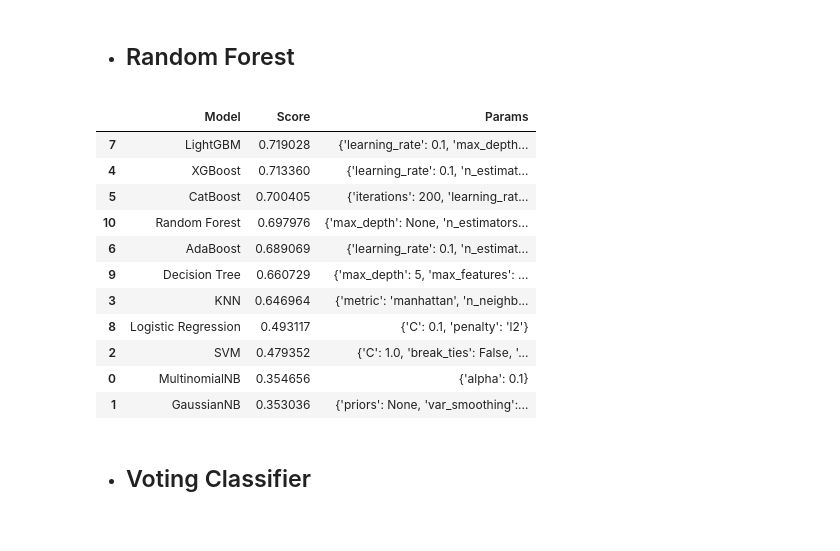
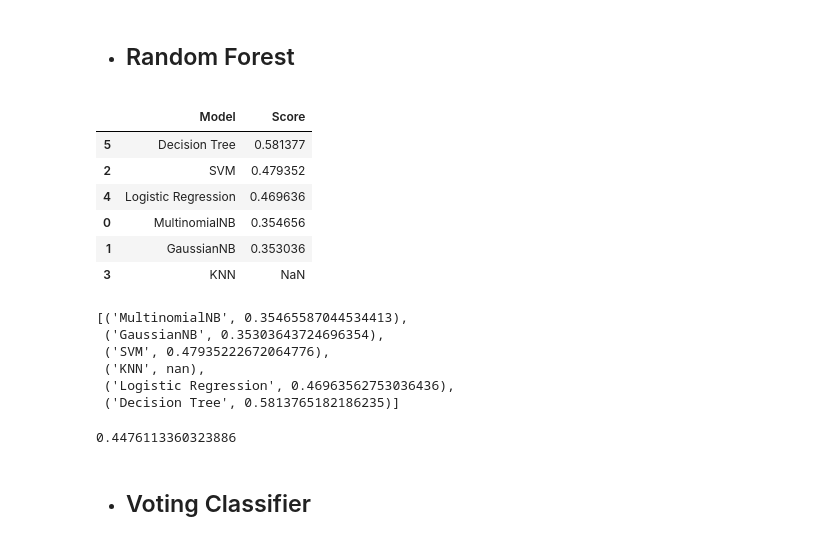
Before and after one commit to JayaWinata/Final-Project-PPM, a Jupyter notebook: Horses-Health/horses_health.ipynb, the cells around one changed output. Drawn from its saved outputs; the diff is of its cells as text; code cells hidden in the pictures.

Commit message:
changes on 'temp' branch

```diff
--- a/Horses-Health/horses_health.ipynb
+++ b/Horses-Health/horses_health.ipynb
@@ -450,14 +422,16 @@ submission.to_csv('Submission/LogisticRegression_submission.csv',index=False)
+# %%
+temp.append(('Logistic Regression', cross_val_score(LogisticRegression(),X_train,y_train,scoring='f1_micro', cv=skf).mean()))
 # %% [markdown]
 - ## Decision Tree
 # %%
-decision_tree = DecisionTreeClassifier()
-param_grid = {
-    'max_depth': [None, 5, 10, 20],
-    'min_samples_split': [2, 5, 10],
-    'min_samples_leaf': [1, 2, 4],
-    'max_features': ['sqrt', 'log2', None]
-}
-grid_search = GridSearchCV(decision_tree,param_grid=param_grid,cv=skf,scoring='f1_micro',error_score='raise')
-grid_search.fit(X_train,y_train)
-temp.append(('Decision Tree',grid_search.best_score_,grid_search.best_params_))
+# decision_tree = DecisionTreeClassifier()
+# param_grid = {
+#     'max_depth': [None, 5, 10, 20],
+#     'min_samples_split': [2, 5, 10],
+#     'min_samples_leaf': [1, 2, 4],
+#     'max_features': ['sqrt', 'log2', None]
+# }
+# grid_search = GridSearchCV(decision_tree,param_grid=param_grid,cv=skf,scoring='f1_micro',error_score='raise')
+# grid_search.fit(X_train,y_train)
+# temp.append(('Decision Tree',grid_search.best_score_,grid_search.best_params_))
 # %%
@@ -469,12 +443,14 @@ submission.to_csv('Submission/DecisionTree_submission.csv',index=False)
+# %%
+temp.append(('Decision Tree', cross_val_score(DecisionTreeClassifier(),X_train,y_train,scoring='f1_micro', cv=skf).mean()))
 # %% [markdown]
 - ## Random Forest
 # %%
-random_forest = RandomForestClassifier()
-param_grid = {
-    'n_estimators': [50, 100, 200],
-    'max_depth': [None, 5, 10, 20],
-}
-grid_search = GridSearchCV(random_forest,param_grid=param_grid,cv=skf,scoring='f1_micro',error_score='raise')
-grid_search.fit(X_train,y_train)
-temp.append(('Random Forest',grid_search.best_score_,grid_search.best_params_))
+# random_forest = RandomForestClassifier()
+# param_grid = {
+#     'n_estimators': [50, 100, 200],
+#     'max_depth': [None, 5, 10, 20],
+# }
+# grid_search = GridSearchCV(random_forest,param_grid=param_grid,cv=skf,scoring='f1_micro',error_score='raise')
+# grid_search.fit(X_train,y_train)
+# temp.append(('Random Forest',grid_search.best_score_,grid_search.best_params_))
 # %%
@@ -486,19 +462,27 @@ submission.to_csv('Submission/RandomForest_submission.csv',index=False)
 # %%
-temp_df = pd.DataFrame(temp, columns=['Model','Score','Params'])
+temp_df = pd.DataFrame(temp, columns=['Model','Score',])
 temp_df.sort_values(by='Score', ascending=False)
 # %% [output]
-|  | Model | Score | Params |
-| 7 | LightGBM | 0.719028 | {'learning_rate': 0.1, 'max_depth... |
-| 4 | XGBoost | 0.713360 | {'learning_rate': 0.1, 'n_estimat... |
-| 5 | CatBoost | 0.700405 | {'iterations': 200, 'learning_rat... |
-| 10 | Random Forest | 0.697976 | {'max_depth': None, 'n_estimators... |
-| 6 | AdaBoost | 0.689069 | {'learning_rate': 0.1, 'n_estimat... |
-| 9 | Decision Tree | 0.660729 | {'max_depth': 5, 'max_features': ... |
-| 3 | KNN | 0.646964 | {'metric': 'manhattan', 'n_neighb... |
-| 8 | Logistic Regression | 0.493117 | {'C': 0.1, 'penalty': 'l2'} |
-| 2 | SVM | 0.479352 | {'C': 1.0, 'break_ties': False, '... |
-| 0 | MultinomialNB | 0.354656 | {'alpha': 0.1} |
-| 1 | GaussianNB | 0.353036 | {'priors': None, 'var_smoothing':... |
+|  | Model | Score |
+| 5 | Decision Tree | 0.581377 |
+| 2 | SVM | 0.479352 |
+| 4 | Logistic Regression | 0.469636 |
+| 0 | MultinomialNB | 0.354656 |
+| 1 | GaussianNB | 0.353036 |
+| 3 | KNN | NaN |
+# %%
+temp
+# %% [output]
+[('MultinomialNB', 0.35465587044534413),
+ ('GaussianNB', 0.35303643724696354),
+ ('SVM', 0.47935222672064776),
+ ('KNN', nan),
+ ('Logistic Regression', 0.46963562753036436),
+ ('Decision Tree', 0.5813765182186235)]
+# %%
+temp_df.Score.mean()
+# %% [output]
+0.4476113360323886
 # %% [markdown]
 - ## Voting Classifier
 # %% [markdown]
```
Also changed, not shown: parts of 36 cells of this notebook, 8 other files.
